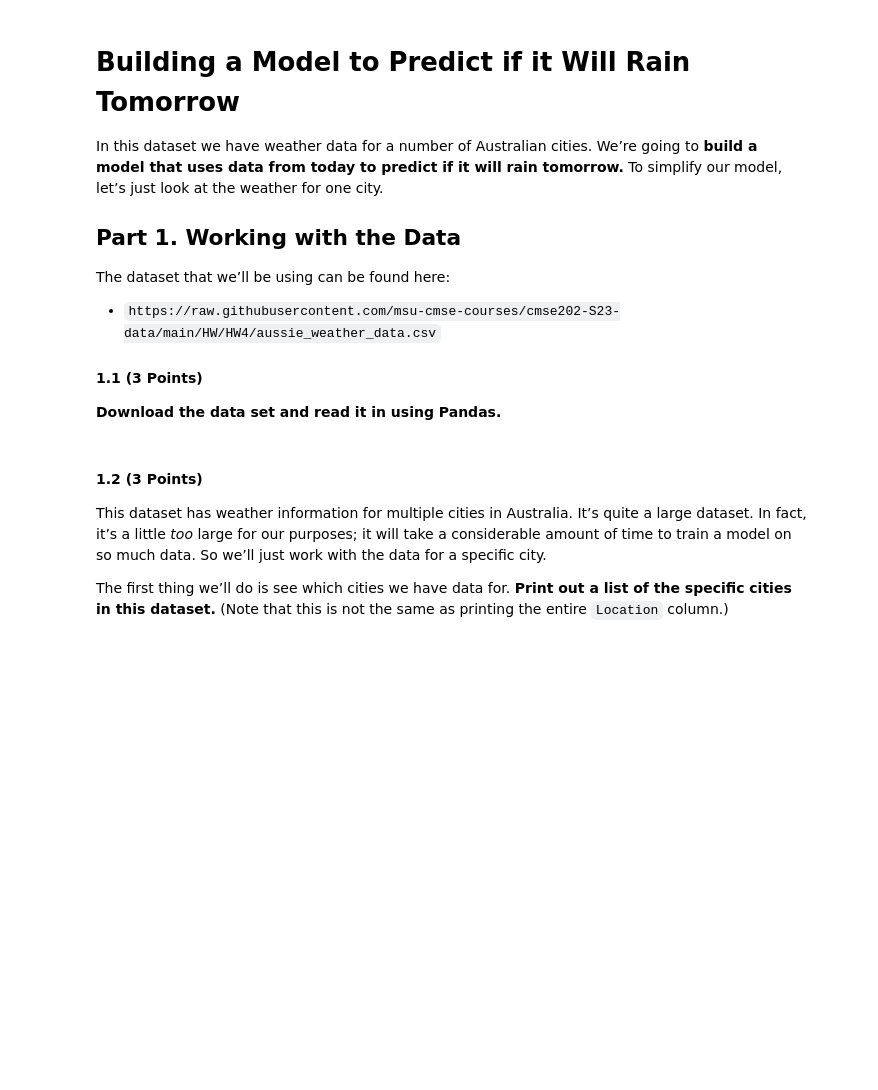
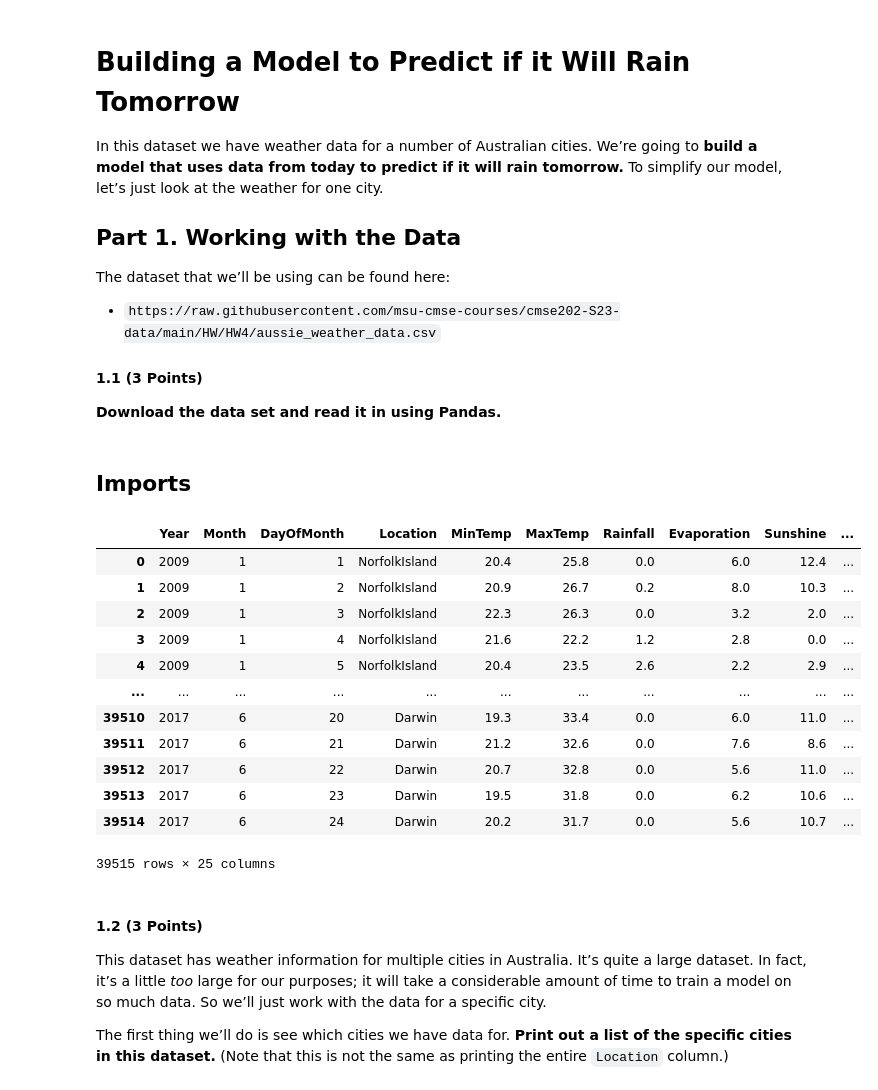
Before and after one commit to aryandhr/CMSE202-s23-turnin, a Jupyter notebook: hw-04/HW_4_Regression_and_SVM_AryanDhar.ipynb, the cells around one changed output. Drawn from its saved outputs; the diff is of its cells as text; code cells hidden in the pictures; blank space fills up the shorter version.

```diff
--- a/hw-04/HW_4_Regression_and_SVM_AryanDhar.ipynb
+++ b/hw-04/HW_4_Regression_and_SVM_AryanDhar.ipynb
@@ -45,3 +45,5 @@ The dataset that we’ll be using can be found here:
 
 #### 1.1 (3 Points)
 **Download the data set and read it in using Pandas.**
+# %% [markdown]
+## Imports
@@ -48,5 +58,22 @@ The dataset that we’ll be using can be found here:
 # %%
 #Write your code here
+
+df = pd.read_csv("aussie_weather_data.csv")
+df
+# %% [output]
+|  | Year | Month | DayOfMonth | Location | MinTemp | MaxTemp | Rainfall | Evaporation | Sunshine | ... |
+| 0 | 2009 | 1 | 1 | NorfolkIsland | 20.4 | 25.8 | 0.0 | 6.0 | 12.4 | ... |
+| 1 | 2009 | 1 | 2 | NorfolkIsland | 20.9 | 26.7 | 0.2 | 8.0 | 10.3 | ... |
+| 2 | 2009 | 1 | 3 | NorfolkIsland | 22.3 | 26.3 | 0.0 | 3.2 | 2.0 | ... |
+| 3 | 2009 | 1 | 4 | NorfolkIsland | 21.6 | 22.2 | 1.2 | 2.8 | 0.0 | ... |
+| 4 | 2009 | 1 | 5 | NorfolkIsland | 20.4 | 23.5 | 2.6 | 2.2 | 2.9 | ... |
+| ... | ... | ... | ... | ... | ... | ... | ... | ... | ... | ... |
+| 39510 | 2017 | 6 | 20 | Darwin | 19.3 | 33.4 | 0.0 | 6.0 | 11.0 | ... |
+| 39511 | 2017 | 6 | 21 | Darwin | 21.2 | 32.6 | 0.0 | 7.6 | 8.6 | ... |
+| 39512 | 2017 | 6 | 22 | Darwin | 20.7 | 32.8 | 0.0 | 5.6 | 11.0 | ... |
+| 39513 | 2017 | 6 | 23 | Darwin | 19.5 | 31.8 | 0.0 | 6.2 | 10.6 | ... |
+| 39514 | 2017 | 6 | 24 | Darwin | 20.2 | 31.7 | 0.0 | 5.6 | 10.7 | ... |
+39515 rows × 25 columns
 # %% [markdown]
 #### 1.2 (3 Points)
 This dataset has weather information for multiple cities in Australia. It’s quite a large dataset. In fact, it’s a little *too* large for our purposes; it will take a considerable amount of time to train a model on so much data. So we’ll just work with the data for a specific city.
```
Also changed, not shown: parts of 17 cells of this notebook, 1 other file.
